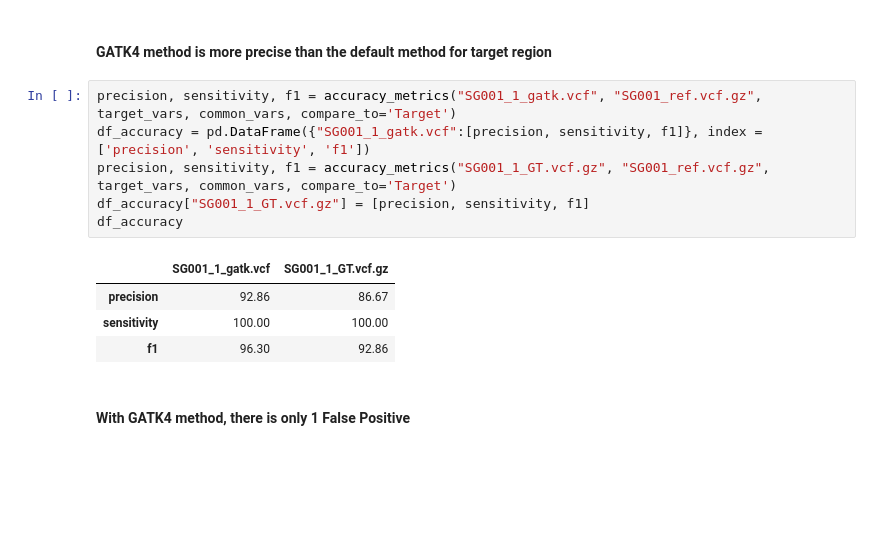
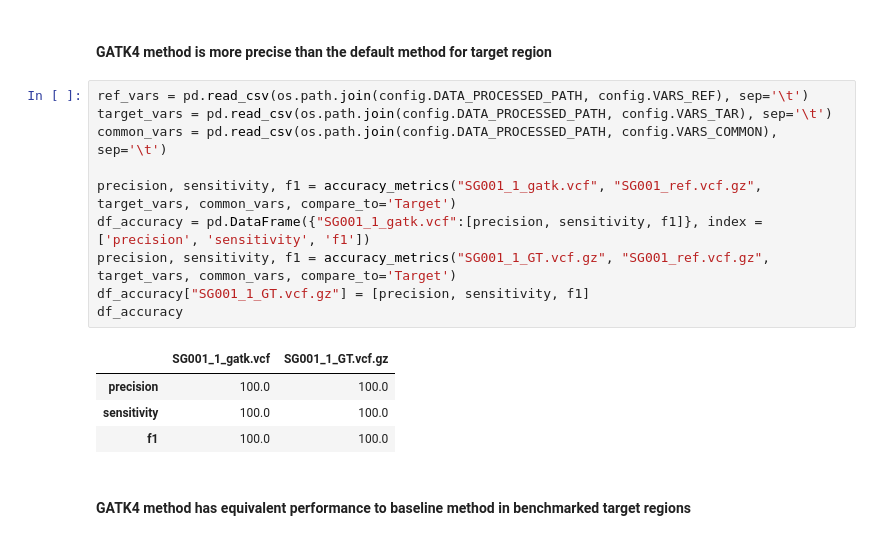
Before and after one commit to ksanao/variant_QC, a Jupyter notebook: notebooks/02_variant_calls.ipynb, the cells around one changed output. Drawn from its saved outputs; the diff is of its cells as text; blank space fills up the shorter version.

```diff
--- a/notebooks/02_variant_calls.ipynb
+++ b/notebooks/02_variant_calls.ipynb
@@ -172,18 +172,22 @@ plt.show()
 # %% [markdown]
 #### GATK4 method is more precise than the default method for target region
 # %%
+ref_vars = pd.read_csv(os.path.join(config.DATA_PROCESSED_PATH, config.VARS_REF), sep='\t')
+target_vars = pd.read_csv(os.path.join(config.DATA_PROCESSED_PATH, config.VARS_TAR), sep='\t')
+common_vars = pd.read_csv(os.path.join(config.DATA_PROCESSED_PATH, config.VARS_COMMON), sep='\t')
+
 precision, sensitivity, f1 = accuracy_metrics("SG001_1_gatk.vcf", "SG001_ref.vcf.gz", target_vars, common_vars, compare_to='Target')
 df_accuracy = pd.DataFrame({"SG001_1_gatk.vcf":[precision, sensitivity, f1]}, index = ['precision', 'sensitivity', 'f1'])
 precision, sensitivity, f1 = accuracy_metrics("SG001_1_GT.vcf.gz", "SG001_ref.vcf.gz", target_vars, common_vars, compare_to='Target')
 df_accuracy["SG001_1_GT.vcf.gz"] = [precision, sensitivity, f1]
 df_accuracy
 # %% [output]
 |  | SG001_1_gatk.vcf | SG001_1_GT.vcf.gz |
-| precision | 92.86 | 86.67 |
-| sensitivity | 100.00 | 100.00 |
-| f1 | 96.30 | 92.86 |
+| precision | 100.0 | 100.0 |
+| sensitivity | 100.0 | 100.0 |
+| f1 | 100.0 | 100.0 |
-# %% [markdown]
-#### With GATK4 method, there is only 1 False Positive
+# %% [markdown]
+#### GATK4 method has equivalent performance to baseline method in benchmarked target regions
 # %%
 ref_vars = pd.read_csv(os.path.join(config.DATA_PROCESSED_PATH, config.VARS_REF), sep='\t')
 target_vars = pd.read_csv(os.path.join(config.DATA_PROCESSED_PATH, config.VARS_TAR), sep='\t')
```
Also changed, not shown: parts of 4 cells of this notebook, 2 other files.
